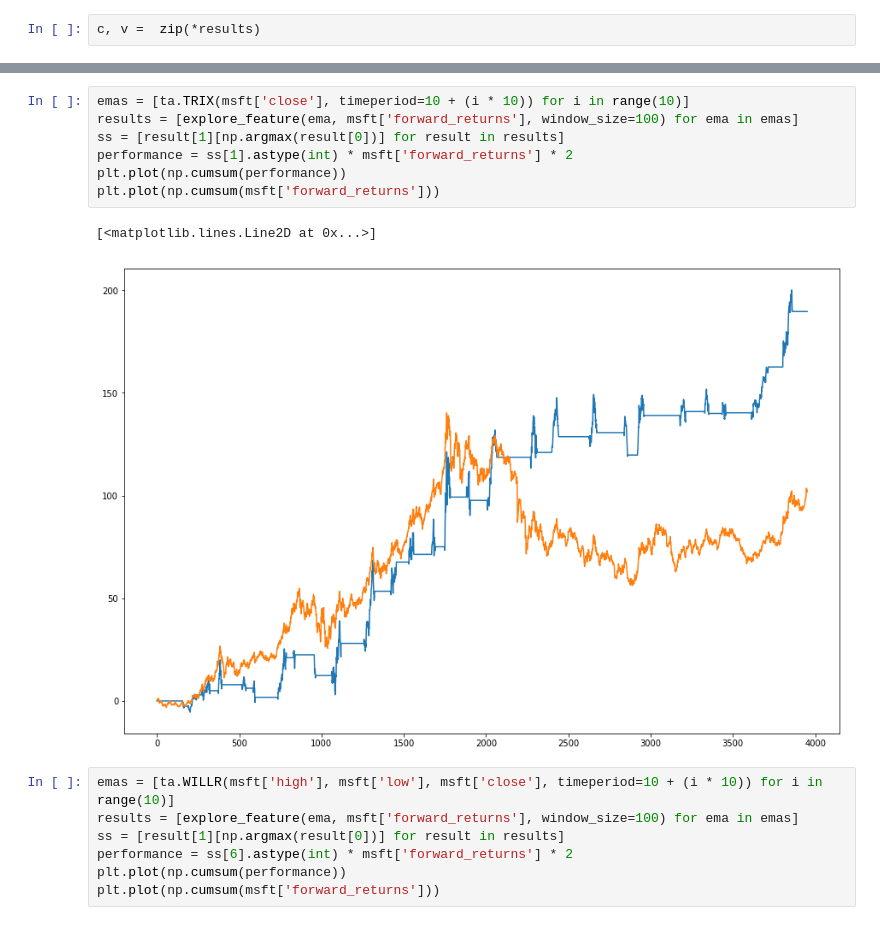
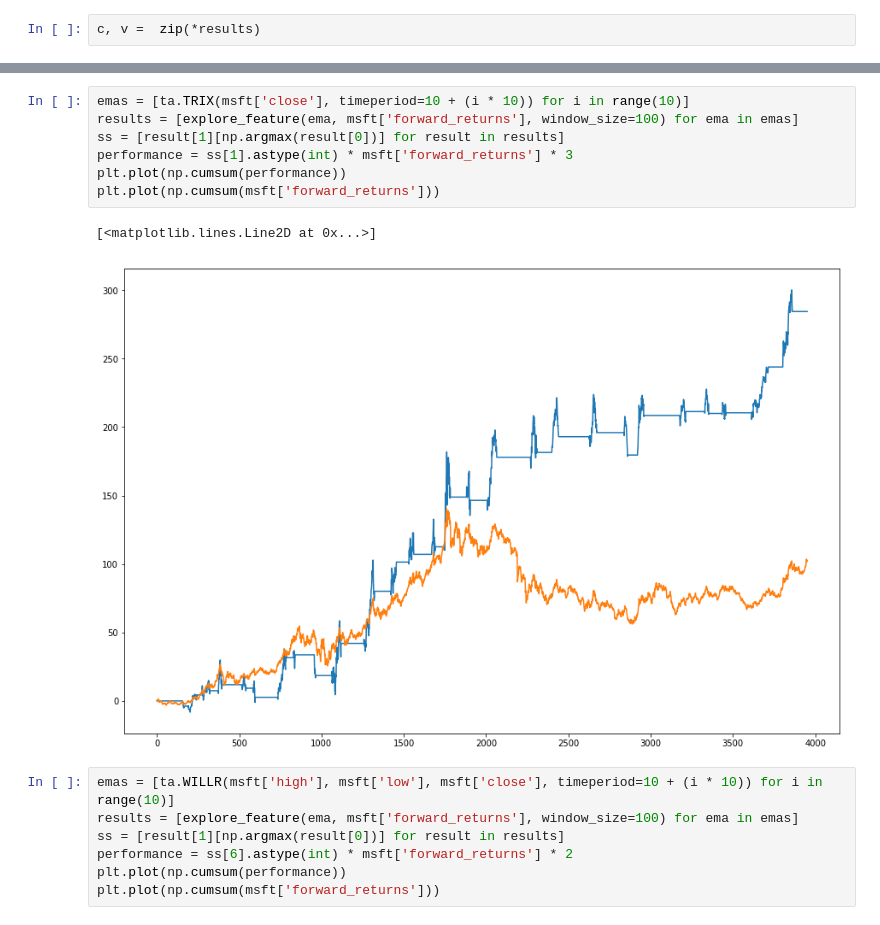
Before and after one commit to longtailfinancial/AlphaEngine, a Jupyter notebook: stu_scratch/Automated-Example.ipynb, the cells around one changed output, grey strips where cells are left out. Saved outputs shown, nothing was run; the diff lists cells and outputs as text.

```diff
--- a/stu_scratch/Automated-Example.ipynb
+++ b/stu_scratch/Automated-Example.ipynb
@@ -178,13 +180,13 @@ plt.plot(np.cumsum(msft['forward_returns']))
 # %%
 emas = [ta.TRIX(msft['close'], timeperiod=10 + (i * 10)) for i in range(10)]
 results = [explore_feature(ema, msft['forward_returns'], window_size=100) for ema in emas]
 ss = [result[1][np.argmax(result[0])] for result in results]
-performance = ss[1].astype(int) * msft['forward_returns'] * 2
+performance = ss[1].astype(int) * msft['forward_returns'] * 3
 plt.plot(np.cumsum(performance))
 plt.plot(np.cumsum(msft['forward_returns']))
 # %% [output]
 [<matplotlib.lines.Line2D at 0x...>]
-[figure, old version]
+[figure, new version]
 # %%
 emas = [ta.WILLR(msft['high'], msft['low'], msft['close'], timeperiod=10 + (i * 10)) for i in range(10)]
 results = [explore_feature(ema, msft['forward_returns'], window_size=100) for ema in emas]
```
Also changed, not shown: parts of 18 cells of this notebook, 5 other files.
